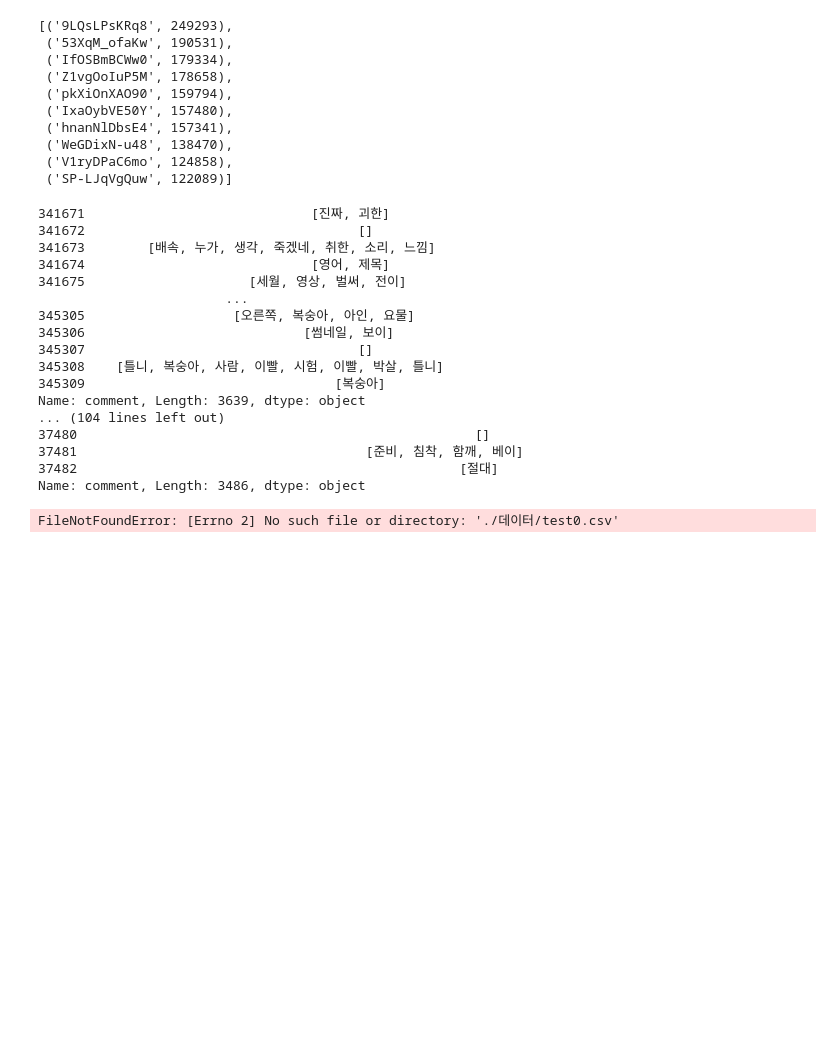
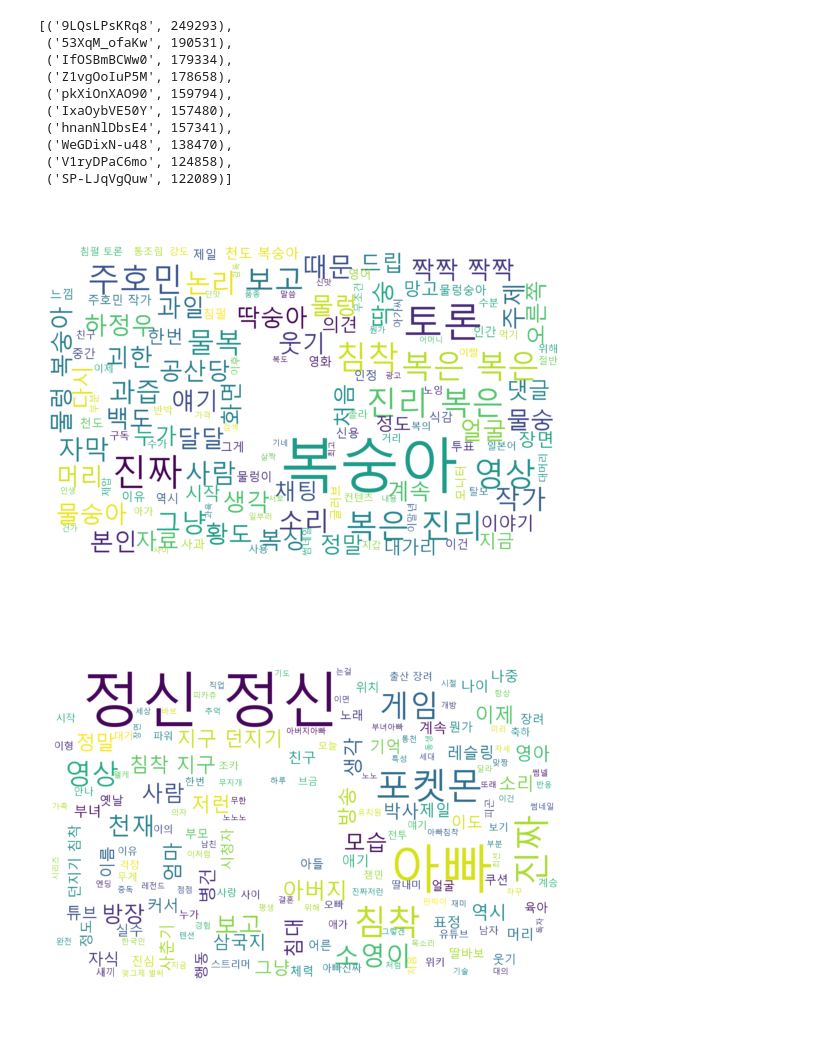
Before and after one commit to kimhyunso/coper-project, a Jupyter notebook: Main.ipynb, the cells around one changed output. Drawn from its saved outputs; the diff is of its cells as text; code cells hidden in the pictures; blank space fills up the shorter version.

```diff
--- a/Main.ipynb
+++ b/Main.ipynb
@@ -95,51 +95,37 @@ video_on_comments_like_sum
  ('V1ryDPaC6mo', 124858),
  ('SP-LJqVgQuw', 122089)]
 # %%
-twitter = Twitter()
 test_list = []
 new_df = list()
 stopwords = prep.stopwords('./데이터/stopwords.txt')
 for video_id in video_on_comments_like_sum:
-    print(chim_comment_df.loc[chim_comment_df.video_id == video_id[0]].comment.apply(lambda x : prep.text_cleaning(x, stopwords)))
+    new_df.append(chim_comment_df.loc[chim_comment_df.video_id == video_id[0]].comment.apply(lambda x : prep.text_cleaning(x, stopwords)))
-# %% [output]
-341671                             [진짜, 괴한]
-341672                                   []
-341673        [배속, 누가, 생각, 죽겠네, 취한, 소리, 느낌]
-341674                             [영어, 제목]
-341675                     [세월, 영상, 벌써, 전이]
-                        ...
-345305                   [오른쪽, 복숭아, 아인, 요물]
-345306                            [썸네일, 보이]
-345307                                   []
-345308    [틀니, 복숭아, 사람, 이빨, 시험, 이빨, 박살, 틀니]
-345309                                [복숭아]
-Name: comment, Length: 3639, dtype: object
-... (104 lines left out)
-37480                                                   []
-37481                                     [준비, 침착, 함깨, 베이]
-37482                                                 [절대]
-Name: comment, Length: 3486, dtype: object
 # %%
-count = 0
-text_list = list()
-string = ''
 font_path = r'C:/Windows/Fonts/malgun.ttf'
 youtube_mask = np.array(Image.open('./데이터/youtube_logo.jfif'))
-new_df = list()
 
-for i in range(10):
-    new_df = pd.read_csv(f'./데이터/test{i}.csv')
 
-for comment in new_df.comment.values:
-    string += ' '.join(comment)
-text_list.append(string)
+def make_colors(word, font_size, position, orientation, random_state, **kwargs):
+    r = random_state.randint(0, 0)
+    g = random_state.randint(0, 150)
+    b = random_state.randint(0, 130)
 
-wc = WordCloud(font_path=font_path, background_color='white', stopwords=['개소리', '존나', '개'], mask=youtube_mask,
-       max_font_size=30, scale=7).generate(text_list[0])
-plt.figure(figsize=(10, 5))
-plt.axis('off')
-plt.imshow(wc, interpolation='bilinear')
-plt.show()
-# wc.to_file(filename="침착맨_원피스.png")
+    color = 'rgb(%d, %d, %d)' % (r,g,b)
+
+for df in new_df:
+    string = ''
+    for comment in df:
+        string += ' '.join(comment)
+
+    wc = WordCloud(font_path=font_path, background_color='white', stopwords=['개소리', '존나', '개'], mask=youtube_mask,
+           max_font_size=30, scale=7).generate(string)
+    plt.figure(figsize=(10, 5))
+#     wc.recolor(color_func=make_colors, random_state=True)
+    plt.axis('off')
+    plt.imshow(wc, interpolation='bilinear')
+    plt.show()
+    del string
+    # wc.to_file(filename="침착맨_원피스.png")
 # %% [output]
-FileNotFoundError: [Errno 2] No such file or directory: './데이터/test0.csv'
+[figure, added]
+[figure, added]
```
Also changed, not shown: parts of 2 cells of this notebook, 2 other files.
